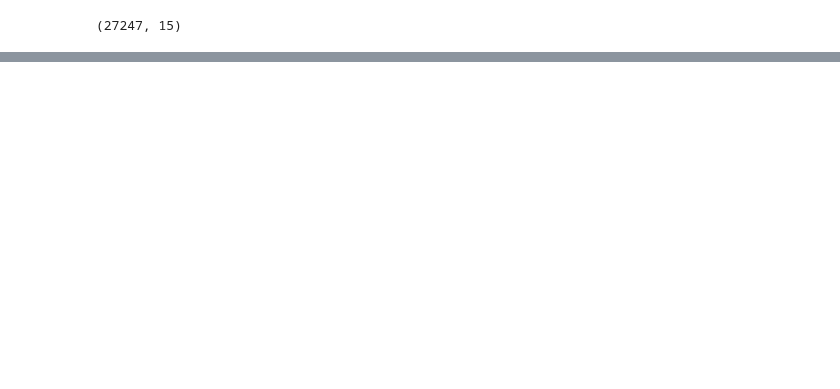
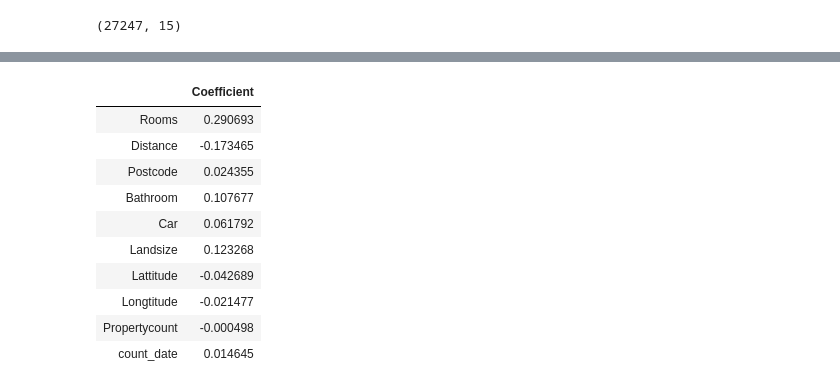
Before and after one commit to vantuan5644/MachineLearningCourse, a Jupyter notebook: Melbourne Housing Prediction.ipynb, the cells around one changed output, grey strips where cells are left out. Cells and saved outputs as stored; diff of their text form; code cells hidden in the pictures; blank space fills up the shorter version.

```diff
--- a/Melbourne Housing Prediction.ipynb
+++ b/Melbourne Housing Prediction.ipynb
@@ -592,4 +710 @@ y.head()
-# %%
-X = X.values
-y = y.values
 # %%
@@ -597,9 +711,3 @@ y = y.values
 from sklearn.preprocessing import Imputer
 imp = Imputer(missing_values='NaN', strategy='most_frequent', axis=0)
 X = imp.fit_transform(X)
-# %%
-# Log transformation
-X = np.log(X)
-y = np.log(y)
-
-X[X==-np.inf]=0
@@ -632,0 +782,15 @@ dataPCA = pca.transform(X)
+# %%
+coeff_df = pd.DataFrame(regressor.coef_.T, train_df.drop('Price', axis=1).columns, columns=['Coefficient'])
+coeff_df.head(10)
+# %% [output]
+|  | Coefficient |
+| Rooms | 0.290693 |
+| Distance | -0.173465 |
+| Postcode | 0.024355 |
+| Bathroom | 0.107677 |
+| Car | 0.061792 |
+| Landsize | 0.123268 |
+| Lattitude | -0.042689 |
+| Longtitude | -0.021477 |
+| Propertycount | -0.000498 |
+| count_date | 0.014645 |
```
Also changed, not shown: parts of 46 cells of this notebook.
